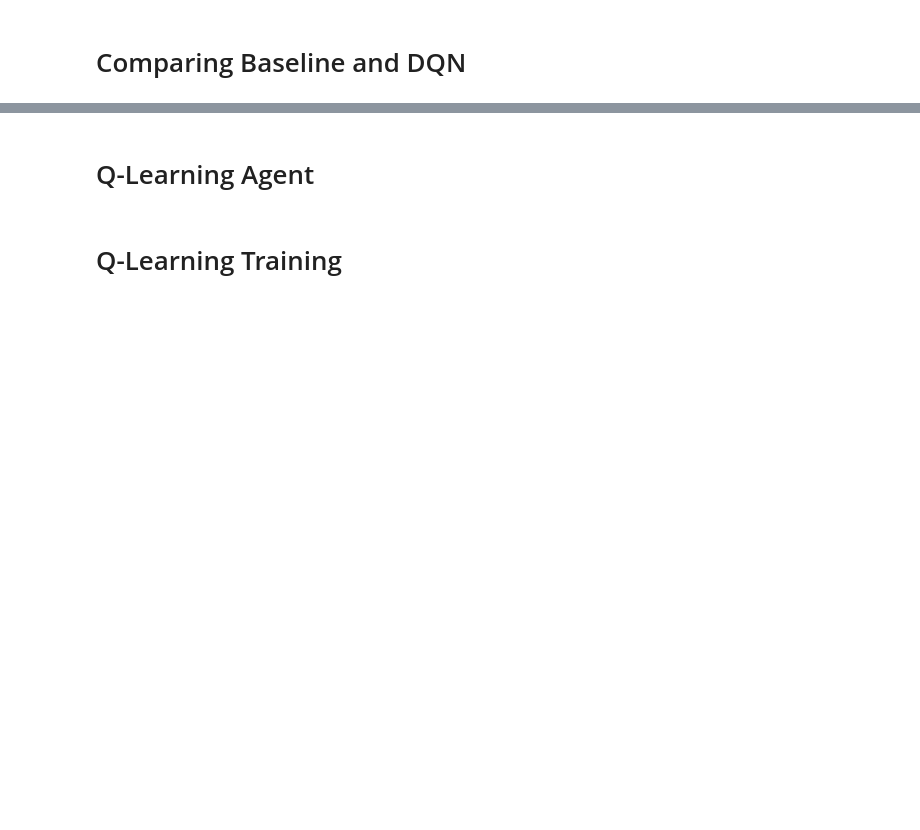
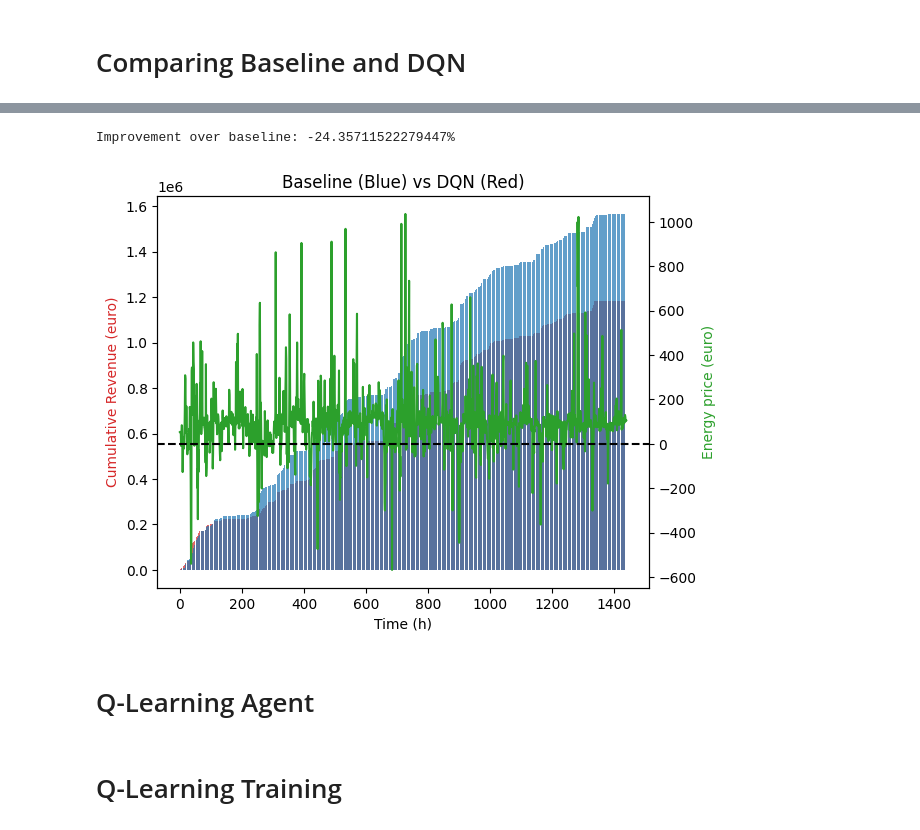
Before and after one commit to leidindi/PPO-RL-AGENT, a Jupyter notebook: model/SimpleBatter_note.ipynb, the cells around one changed output, grey strips where cells are left out. Saved outputs shown, nothing was run; the diff lists cells and outputs as text; code cells hidden in the pictures; blank space fills up the shorter version.

```diff
--- a/model/SimpleBatter_note.ipynb
+++ b/model/SimpleBatter_note.ipynb
@@ -644,3 +652,50 @@ plt.show()
+# %%
+fig, ax1 = plt.subplots()
+
+days = 60
+
+print("Improvement over baseline: {}%".format((total_reward / total_reward_baseline - 1) * 100))
+
+cum_dqn_reward = [sum(episode_reward[:i+1]) for i in range(len(episode_reward))]
+cum_baseline_reward = [sum(episode_base_reward[:i+1]) for i in range(len(episode_base_reward))]
+
+
+dqn_reward = np.array(cum_dqn_reward).reshape(days, 24, 60)
+baseline_reward = np.array(cum_baseline_reward).reshape(days, 24, 60)
+daily_price = np.array(episode_energy_price).reshape(days, 24, 60)
+
+hourday_dqn_reward = np.sum(dqn_reward, axis = 2)
+hourday_baseline_reward = np.sum(baseline_reward, axis = 2)
+hourday_average_price = np.mean(daily_price, axis = 2)
+
+overall_dqn_reward = hourday_dqn_reward.flatten()
+overall_baseline_reward = hourday_baseline_reward.flatten()
+overall_hour_price = hourday_average_price.flatten()
+
+x = range(24*days)
+
+color = 'k'
+ax1.set_xlabel('Time (h)')
+ax1.set_ylabel('Cumulative Revenue (euro)', color='tab:red')
+# ax1.bar(x, overall_hour_give, color='tab:blue', alpha=1)
+ax1.bar(x, overall_dqn_reward, color='tab:red', alpha=0.7)
+ax1.bar(x, overall_baseline_reward, color='tab:blue', alpha=0.7)
+ax1.tick_params(axis='y', labelcolor=color)
+
+ax2 = ax1.twinx()
+
+color = 'k'
+ax2.set_ylabel('Energy price (euro)', color='tab:green')
+ax2.plot(overall_hour_price, color='tab:green')
+ax2.tick_params(axis='y', labelcolor=color)
+
+fig.tight_layout()
+plt.title("Baseline (Blue) vs DQN (Red)")
+plt.axhline(y=0, color='black', linestyle='--')
+plt.show()
+# %% [output]
+Improvement over baseline: -24.35711522279447%
+[figure, added]
 # %% [markdown]
 # Q-Learning Agent
 # %%
```
Also changed, not shown: parts of 5 cells of this notebook, 2 other files.
